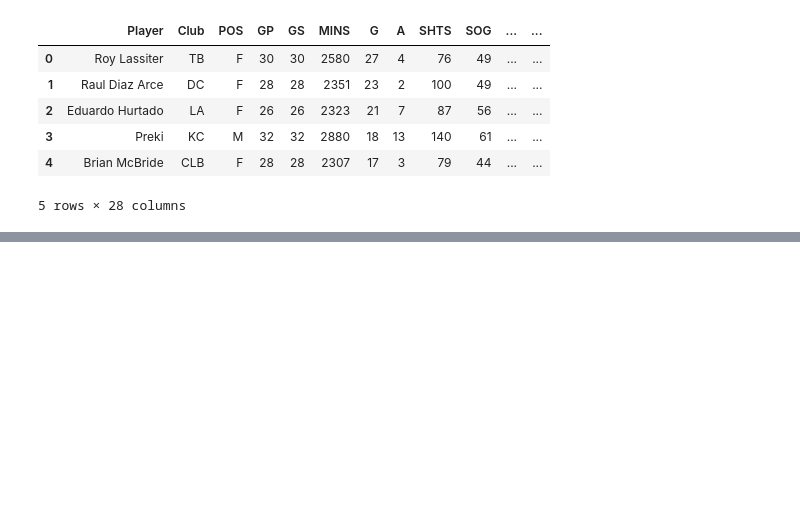
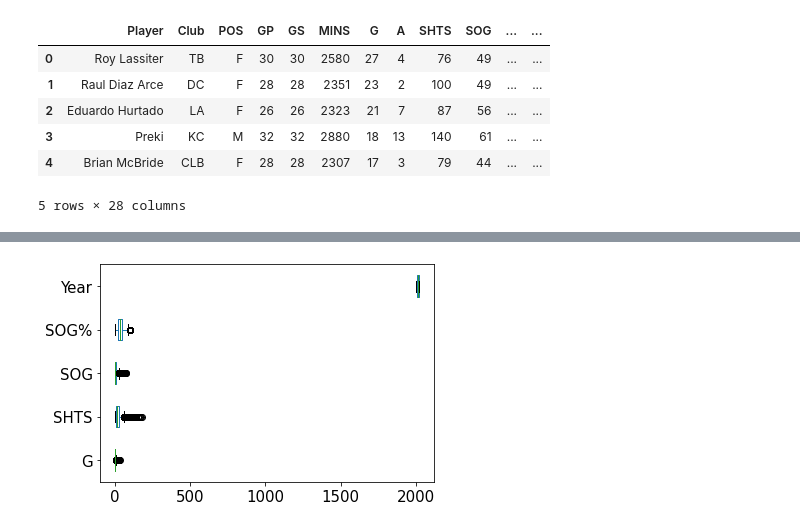
Before and after one commit to data301-2021-winter1/project-group47-project, a Jupyter notebook: notebooks/analysis1.ipynb, the cells around one changed output, grey strips where cells are left out. Saved outputs shown, nothing was run; the diff lists cells and outputs as text; code cells hidden in the pictures; blank space fills up the shorter version.

```diff
--- a/notebooks/analysis1.ipynb
+++ b/notebooks/analysis1.ipynb
@@ -118,3 +113,8 @@ Index(['Player', 'Club', 'POS', 'GP', 'GS', 'MINS', 'G', 'A', 'SHTS', 'SOG',
 | 3 | Preki | KC | M | 32 | 32 | 2880 | 18 | 13 | 140 | 61 | ... | ... |
 | 4 | Brian McBride | CLB | F | 28 | 28 | 2307 | 17 | 3 | 79 | 44 | ... | ... |
 5 rows × 28 columns
+# %%
+pShots_cleaned = pShots.copy()
+pShots_cleaned = pShots_cleaned[['Player', 'Club', 'G', 'SHTS', 'SOG', 'SOG%', 'Year']]
+pShots_cleaned.describe().apply(lambda s: s.apply(lambda x: format(x, 'f')))
+pShots_cleaned = pShots_cleaned.dropna(axis=0)
@@ -120,0 +135,4 @@ Index(['Player', 'Club', 'POS', 'GP', 'GS', 'MINS', 'G', 'A', 'SHTS', 'SOG',
+# %%
+boxplot = pShots_cleaned.boxplot(grid=False, vert=False, fontsize=15)
+# %% [output]
+[figure, added]
```
Also changed, not shown: parts of 12 cells of this notebook.
